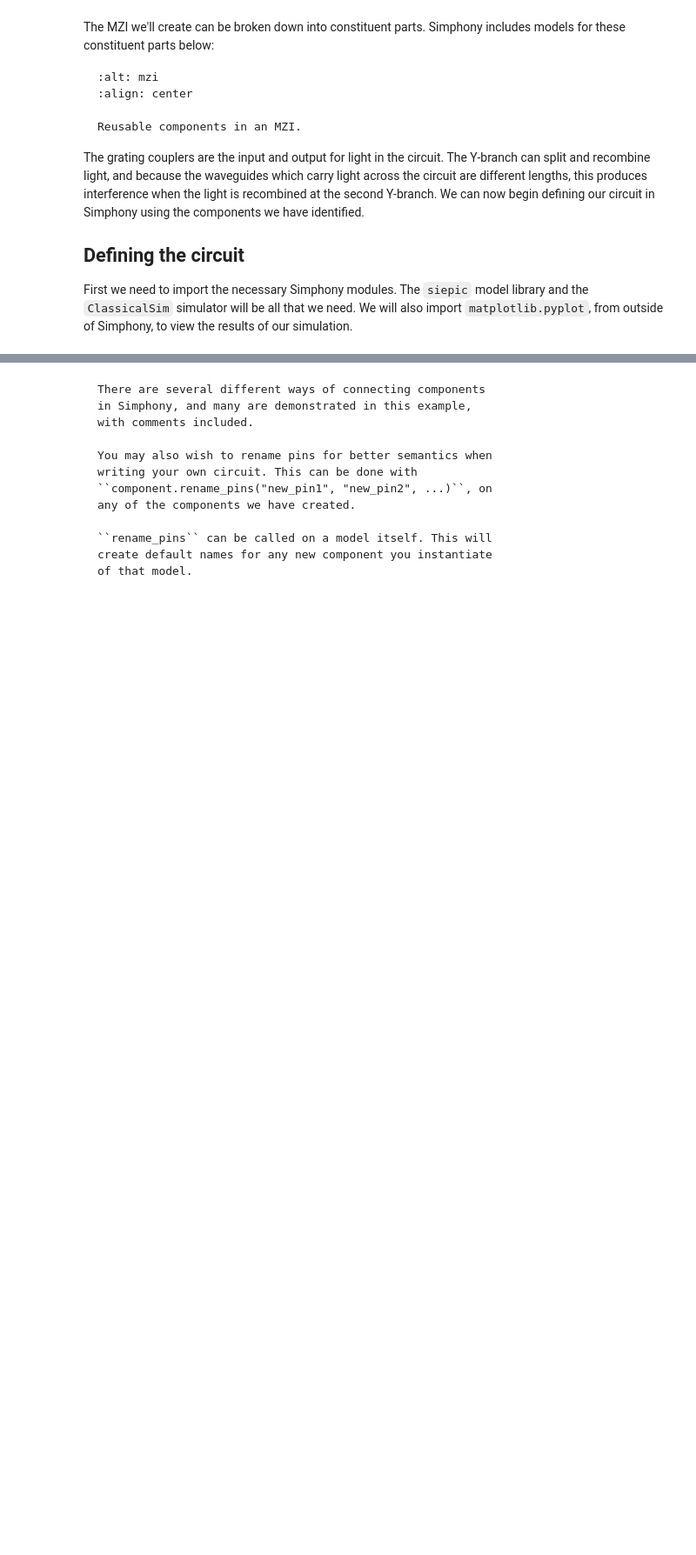
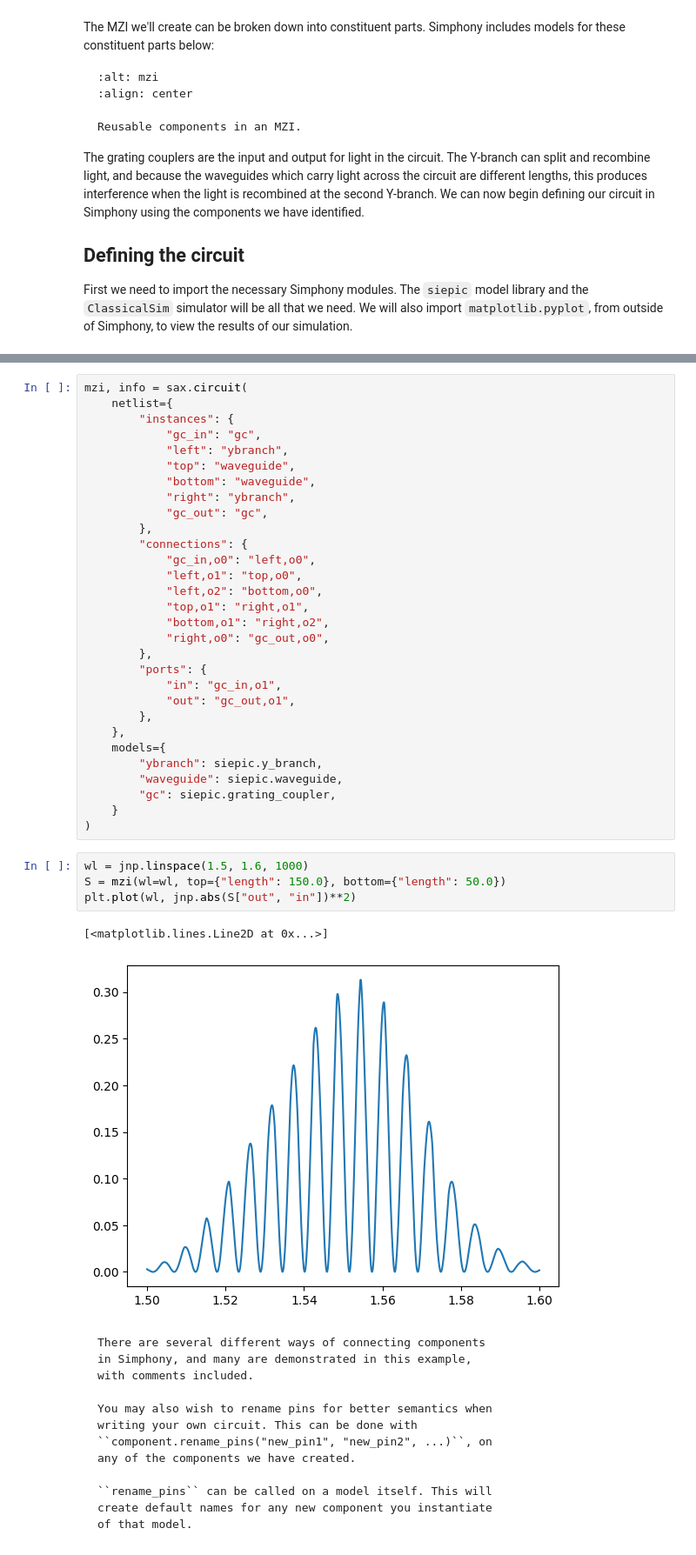
Before and after one commit to BYUCamachoLab/simphony, a Jupyter notebook: docs/tutorials/mzi.ipynb, the cells around one changed output, grey strips where cells are left out. Shown at 87% size. Drawn from its saved outputs; the diff is of its cells as text; blank space fills up the shorter version.

````diff
--- a/docs/tutorials/mzi.ipynb
+++ b/docs/tutorials/mzi.ipynb
@@ -100,3 +75,40 @@ ckt.connect(y_recombiner, [wg_short, wg_long])
+# %%
+mzi, info = sax.circuit(
+    netlist={
+        "instances": {
+            "gc_in": "gc",
+            "left": "ybranch",
+            "top": "waveguide",
+            "bottom": "waveguide",
+            "right": "ybranch",
+            "gc_out": "gc",
+        },
+        "connections": {
+            "gc_in,o0": "left,o0",
+            "left,o1": "top,o0",
+            "left,o2": "bottom,o0",
+            "top,o1": "right,o1",
+            "bottom,o1": "right,o2",
+            "right,o0": "gc_out,o0",
+        },
+        "ports": {
+            "in": "gc_in,o1",
+            "out": "gc_out,o1",
+        },
+    },
+    models={
+        "ybranch": siepic.y_branch,
+        "waveguide": siepic.waveguide,
+        "gc": siepic.grating_coupler,
+    }
+)
+# %%
+wl = jnp.linspace(1.5, 1.6, 1000)
+S = mzi(wl=wl, top={"length": 150.0}, bottom={"length": 50.0})
+plt.plot(wl, jnp.abs(S["out", "in"])**2)
+# %% [output]
+[<matplotlib.lines.Line2D at 0x...>]
+[figure, added]
 # %% [markdown]
 ```{note}
 There are several different ways of connecting components
````
Also changed, not shown: parts of 8 cells of this notebook.
